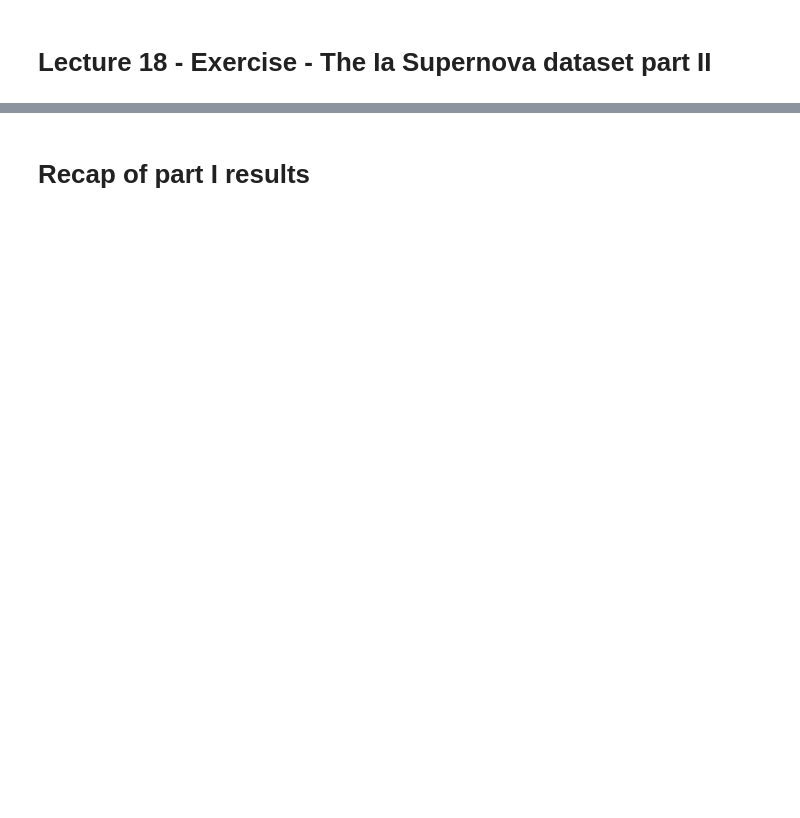
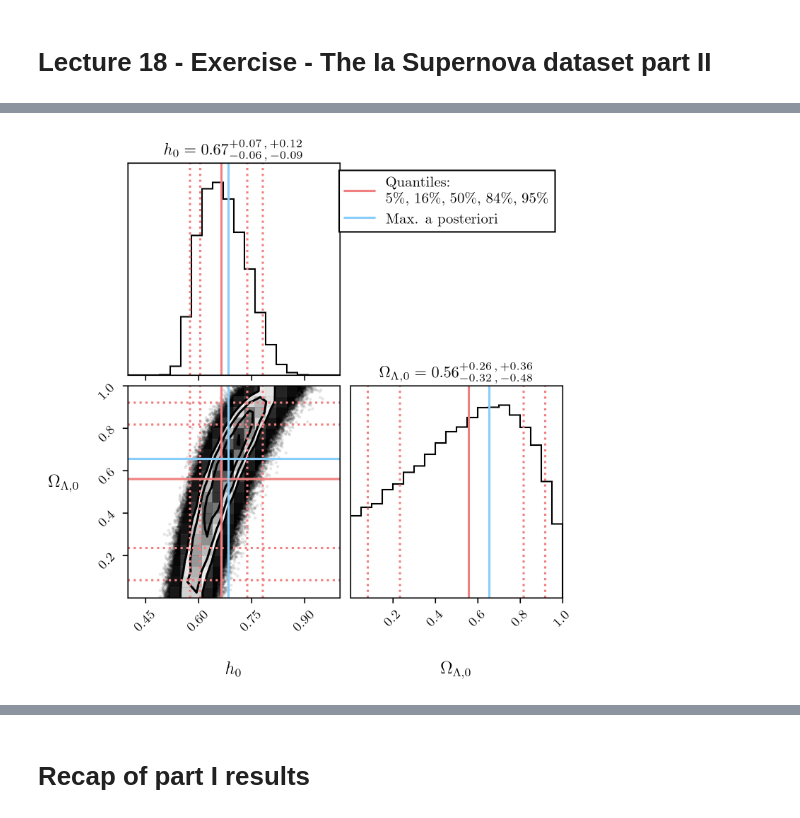
Before and after one commit to Andrea-Pierini/astrostatistics_bicocca_2022-1, a Jupyter notebook: working/L18.ipynb, the cells around one changed output, grey strips where cells are left out. Drawn from its saved outputs; the diff is of its cells as text; code cells hidden in the pictures; blank space fills up the shorter version.

```diff
--- a/working/L18.ipynb
+++ b/working/L18.ipynb
@@ -379,0 +475,81 @@ $$
+# %%
+#-------------------------------------------------------------------------
+# corner plot  of the markov chain paramters
+
+samples = sresults.samples
+normalized_weights = np.exp(sresults.logwt - sresults.logz[-1])
+samples_equal = dyfunc.resample_equal(samples, normalized_weights)
+
+
+#-------------------------------------------------------------------------
+# create the corner plot setup with the corner python package
+# dynesty built-in corner plots:
+# cfig, caxes = dyplot.cornerplot(sresults1)
+
+params_latex = [r'$h_0$', r'$\Omega_{\Lambda,0}$', r'$\Omega_{M,0}$']
+fontsize = 12
+fig = corner.corner(
+    samples_equal,
+    labels=params_latex,
+    verbose      = False,
+    show_titles  = False,
+    title_kwargs = {'fontsize':fontsize},
+    label_kwargs = {'fontsize':fontsize, 'rotation':'horizontal'},
+    range        = [(0.4,1.0), (0.,1.0)] # , (0.,1.1)]
+)
+ax = np.array(fig.axes).reshape((n_dim, n_dim))
+
+#-------------------------------------------------------------------------
+# compute ranked statistics for the marginals (1D histograms): quantiles
+
+quantiles1 = np.zeros((5,n_dim))
+for i in range(n_dim):
+    quantiles1[:,i] = corner.quantile(samples_equal[:,i], q=[0.05, 0.16, 0.5, 0.84, 0.95])
+
+#-------------------------------------------------------------------------
+# print these quantiles results onto the histograms and as sub-titles
+
+ax[0,n_dim-1].plot([], [], marker='', color='lightcoral', label='Quantiles:\n5\%, 16\%, 50\%, 84\%, 95\%')
+
+corner.overplot_lines(fig, quantiles1[2,:], color="lightcoral")
+corner.overplot_lines(fig, quantiles1[0,:], color="lightcoral", ls=':')
+corner.overplot_lines(fig, quantiles1[1,:], color="lightcoral", ls=':')
+corner.overplot_lines(fig, quantiles1[3,:], color="lightcoral", ls=':')
+corner.overplot_lines(fig, quantiles1[4,:], color="lightcoral", ls=':')
+
+par_name = [r'h_0', r'\Omega_{\Lambda,0}', r'\Omega_{M,0}']
+for i in range(n_dim):
+    titles = '$' + par_name[i] + '=' + \
+             '{:.2f}'.format(quantiles1[2,i]) + r'^{+' + \
+             '{:.2f}'.format(quantiles1[3,i] - quantiles1[2,i]) + r'\, , \,+' + \
+             '{:.2f}'.format(quantiles1[4,i] - quantiles1[2,i]) + r'}_{-'      + \
+             '{:.2f}'.format(quantiles1[2,i] - quantiles1[1,i]) + r'\, , \,-'  + \
+             '{:.2f}'.format(quantiles1[2,i] - quantiles1[0,i]) + r'}$'
+    ax[i,i].set_title( titles )
+
+par_median = quantiles1[2,:]
+
+#-------------------------------------------------------------------------
+
+ax[0,n_dim-1].plot([], [], marker='', color='lightskyblue', label='Max. a posteriori')
+
+M = len(samples_equal[:,0])
+print(samples_equal[:,0].shape)
+
+samples_logpost = np.zeros(M)
+for i in range(M):
+    samples_logpost[i] = log_posterior( samples_equal[i,:], z_sample, mu_sample, dmu )
+
+par_MAP = samples_equal[np.argmax(samples_logpost),:]
+
+corner.overplot_lines(fig, par_MAP, color="lightskyblue")
+
+#-------------------------------------------------------------------------
+# utility: make legend, save figure:
+
+ax[0,n_dim-1].legend(title_fontsize=9, fontsize=9, frameon=True, framealpha=1, fancybox=False, edgecolor='black')
+
+if True:
+    fig.savefig('./L18_images/L18_dynesty__Corner_Plot.pdf', bbox_inches='tight')
+    fig.savefig('./L18_images/L18_dynesty__Corner_Plot.png', bbox_inches='tight')
+# %% [output]
@@ -379,0 +557 @@ $$
+[figure, added]
```
Also changed, not shown: parts of 14 cells of this notebook, 22 other files.
